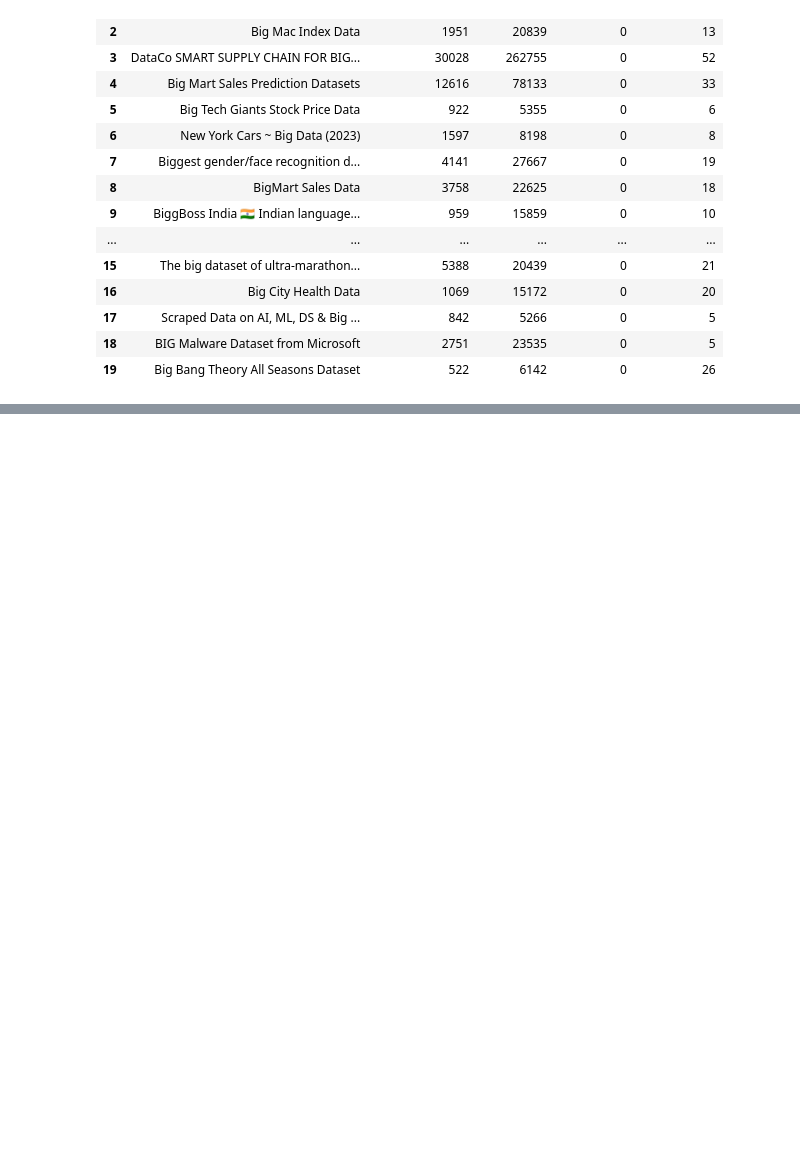
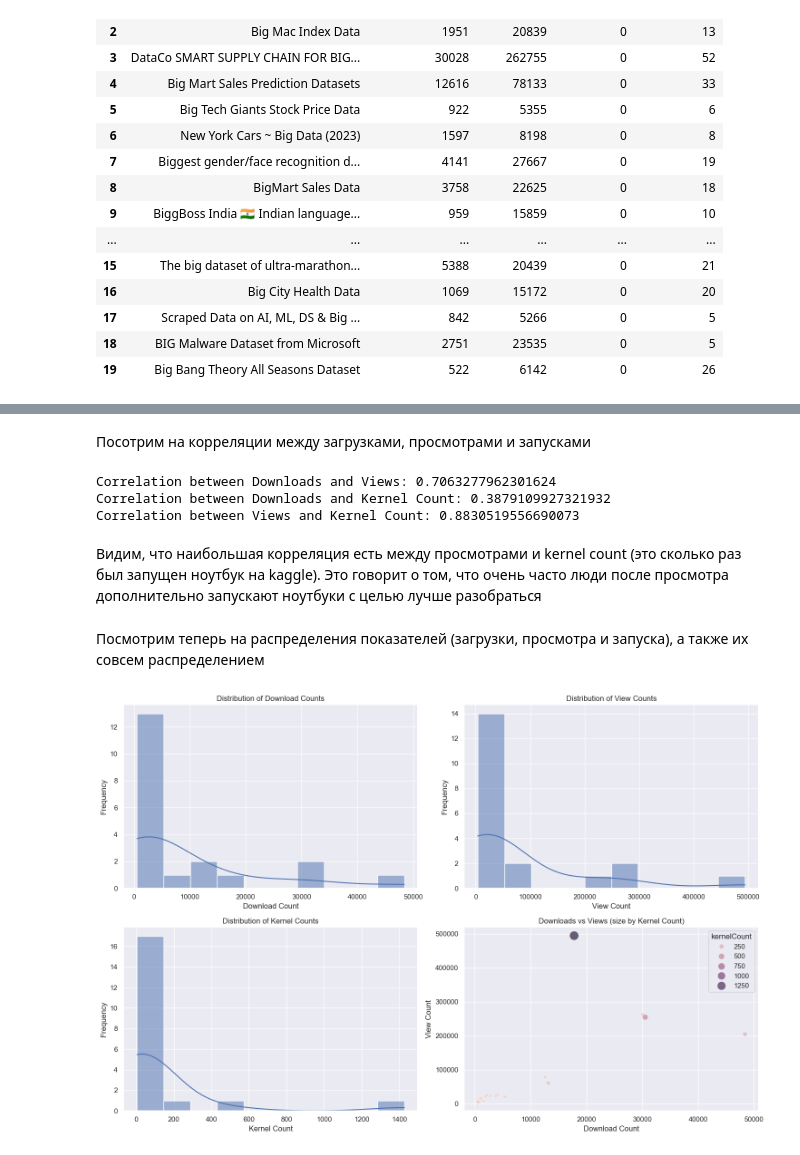
Before and after one commit to alexeevkv/data-collection, a Jupyter notebook: pr_1/PW_01_Алексеев_КВ.ipynb, the cells around one changed output, grey strips where cells are left out. Cells and saved outputs as stored; diff of their text form; code cells hidden in the pictures; blank space fills up the shorter version.

```diff
--- a/pr_1/PW_01_Алексеев_КВ.ipynb
+++ b/pr_1/PW_01_Алексеев_КВ.ipynb
@@ -25,8 +26,8 @@ print(datasets)
 # %% [output]
 [{'subtitleNullable': '퇴근후딴짓 의 빅데이터 분석기사 실기 (Python, R tutorial code) 커뮤니티', 'creatorNameNullable': 'Kim Tae Heon', 'creatorUrlNullable': 'agileteam', 'totalBytesNullable': 168806, 'urlNullable': 'htt ...
 # %%
-df = pd.DataFrame(datasets)
-df.head()
+data = pd.DataFrame(datasets)
+data.head()
 # %% [output]
 |  | subtitleNullable | creatorNameNullable | creatorUrlNullable | totalBytesNullable | urlNullable | ... |
 | 0 | 퇴근후딴짓 의 빅데이터 분석기사 실기 (Python, R t... | Kim Tae Heon | agileteam | 168806 | https://www.kaggle.com/datasets/a... | ... |
@@ -50,7 +51,7 @@ faetures = [
     'kernelCount',
 ]
 # %%
-data = df[faetures]
+data = data[faetures]
 # %%
 data
 # %% [output]
@@ -121,0 +109,49 @@ plt.show()
+# %% [markdown]
+Посотрим на корреляции между загрузками, просмотрами и запусками
+# %%
+correlation_downloads_views = data['downloadCount'].corr(data['viewCount'])
+correlation_downloads_kernels = data['downloadCount'].corr(data['kernelCount'])
+correlation_views_kernels = data['viewCount'].corr(data['kernelCount'])
+
+print("\nCorrelation between Downloads and Views:", correlation_downloads_views)
+print("Correlation between Downloads and Kernel Count:", correlation_downloads_kernels)
+print("Correlation between Views and Kernel Count:", correlation_views_kernels)
+# %% [output]
+Correlation between Downloads and Views: 0.7063277962301624
+Correlation between Downloads and Kernel Count: 0.3879109927321932
+Correlation between Views and Kernel Count: 0.8830519556690073
+# %% [markdown]
+Видим, что наибольшая корреляция есть между просмотрами и kernel count (это сколько раз был запущен ноутбук на kaggle). Это говорит о том, что очень часто люди после просмотра дополнительно запускают ноутбуки с целью лучше разобраться
+# %% [markdown]
+Посмотрим теперь на распределения показателей (загрузки, просмотра и запуска), а также их совсем распределением
+# %%
+plt.figure(figsize=(15, 10))
+
+plt.subplot(2, 2, 1)
+sns.histplot(data['downloadCount'], bins=10, kde=True)
+plt.title('Distribution of Download Counts')
+plt.xlabel('Download Count')
+plt.ylabel('Frequency')
+
+plt.subplot(2, 2, 2)
+sns.histplot(data['viewCount'], bins=10, kde=True)
+plt.title('Distribution of View Counts')
+plt.xlabel('View Count')
+plt.ylabel('Frequency')
+
+plt.subplot(2, 2, 3)
+sns.histplot(data['kernelCount'], bins=10, kde=True)
+plt.title('Distribution of Kernel Counts')
+plt.xlabel('Kernel Count')
+plt.ylabel('Frequency')
+
+plt.subplot(2, 2, 4)
+sns.scatterplot(data=data, x='downloadCount', y='viewCount', hue='kernelCount', size='kernelCount', sizes=(20, 200), alpha=0.7)
+plt.title('Downloads vs Views (size by Kernel Count)')
+plt.xlabel('Download Count')
+plt.ylabel('View Count')
+
+plt.tight_layout()
+plt.show()
+# %% [output]
+[figure, added]
```
Also changed, not shown: parts of 13 cells of this notebook.
